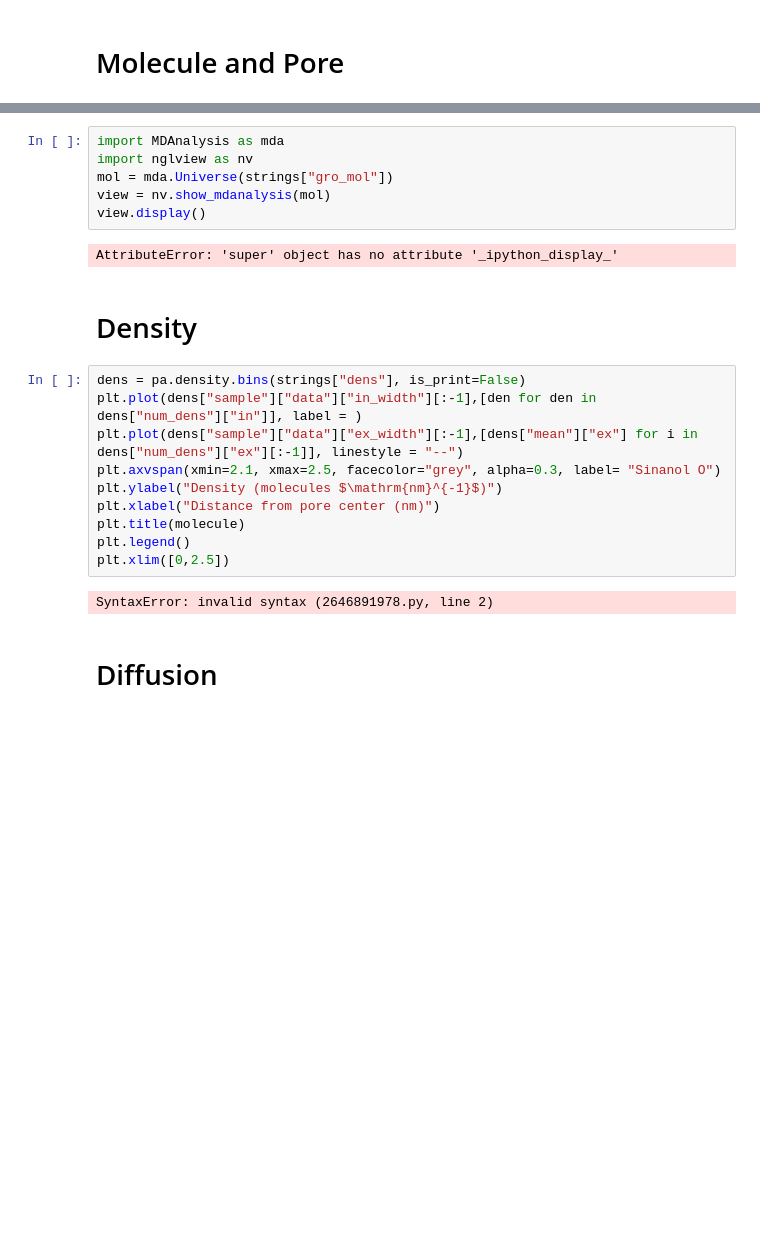
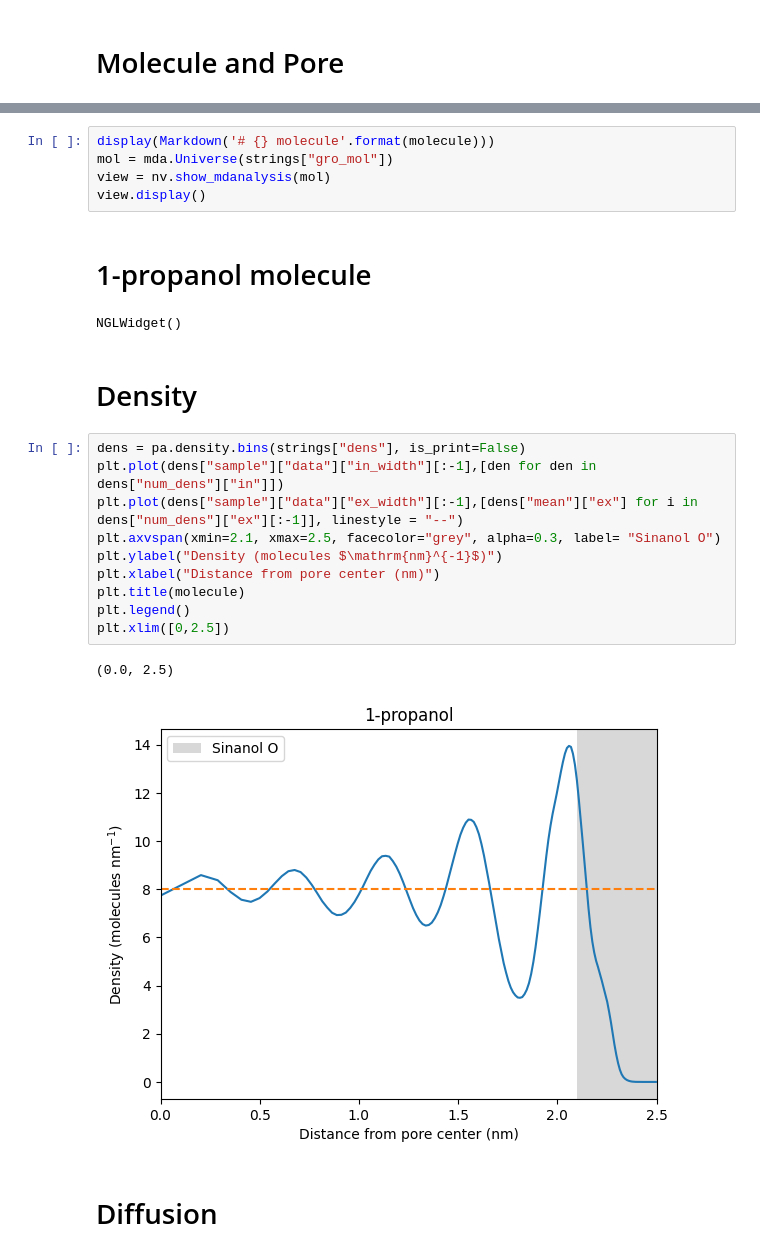
Before and after one commit to marc310896/binder_test, a Jupyter notebook: example.ipynb, the cells around one changed output, grey strips where cells are left out. Saved outputs shown, nothing was run; the diff lists cells and outputs as text; blank space fills up the shorter version.

```diff
--- a/example.ipynb
+++ b/example.ipynb
@@ -87,25 +88,26 @@ AttributeError: 'super' object has no attribute '_ipython_display_'
 # %%
-import MDAnalysis as mda
-import nglview as nv
+display(Markdown('# {} molecule'.format(molecule)))
 mol = mda.Universe(strings["gro_mol"])
 view = nv.show_mdanalysis(mol)
 view.display()
 # %% [output]
+# 1-propanol molecule
-AttributeError: 'super' object has no attribute '_ipython_display_'
+NGLWidget()
 # %% [markdown]
 # Density
 # %%
 dens = pa.density.bins(strings["dens"], is_print=False)
-plt.plot(dens["sample"]["data"]["in_width"][:-1],[den for den in dens["num_dens"]["in"]], label = )
+plt.plot(dens["sample"]["data"]["in_width"][:-1],[den for den in dens["num_dens"]["in"]])
 plt.plot(dens["sample"]["data"]["ex_width"][:-1],[dens["mean"]["ex"] for i in dens["num_dens"]["ex"][:-1]], linestyle = "--")
 plt.axvspan(xmin=2.1, xmax=2.5, facecolor="grey", alpha=0.3, label= "Sinanol O")
 plt.ylabel("Density (molecules $\mathrm{nm}^{-1}$)")
 plt.xlabel("Distance from pore center (nm)")
 plt.title(molecule)
 plt.legend()
 plt.xlim([0,2.5])
 # %% [output]
-SyntaxError: invalid syntax (2646891978.py, line 2)
+(0.0, 2.5)
+[figure, added]
 # %% [markdown]
 # Diffusion
 # %%
```
Also changed, not shown: parts of 3 cells of this notebook, 1 other file.
